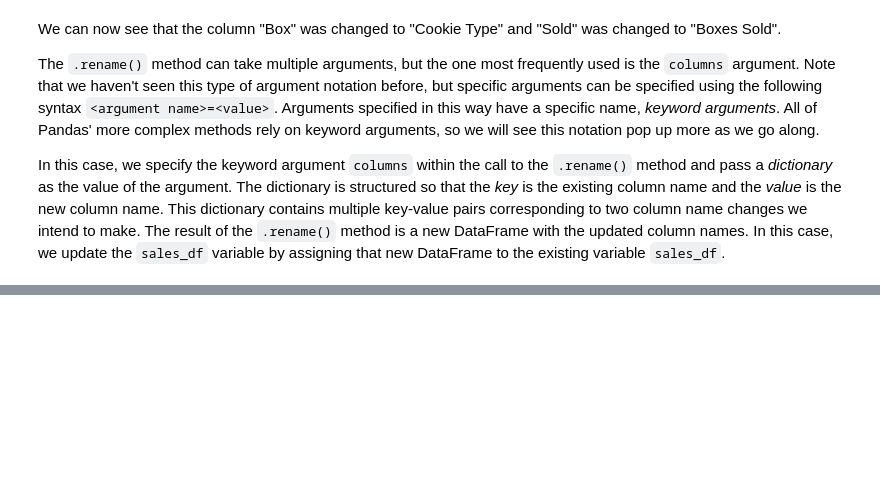
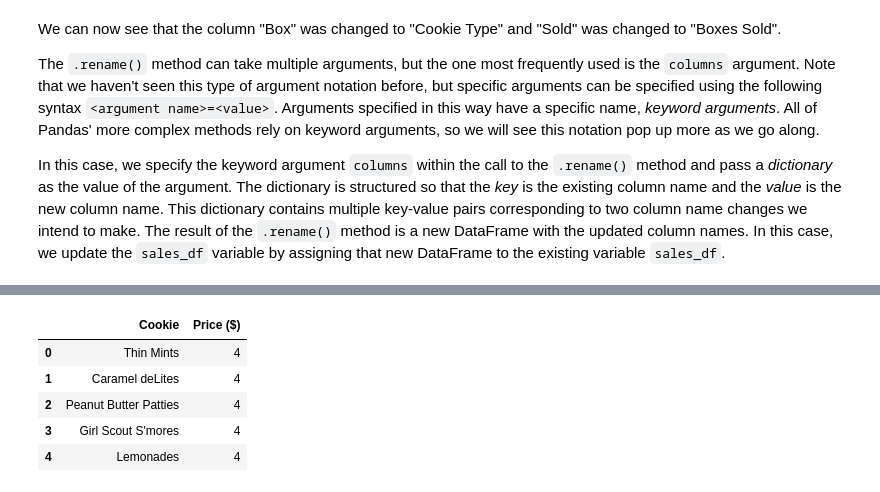
Before and after one commit to cra-international/Intro-to-Python, a Jupyter notebook: Intro to Python - II/intro_to_pandas.ipynb, the cells around one changed output, grey strips where cells are left out. Saved outputs shown, nothing was run; the diff lists cells and outputs as text; code cells hidden in the pictures; blank space fills up the shorter version.

```diff
--- a/Intro to Python - II/intro_to_pandas.ipynb
+++ b/Intro to Python - II/intro_to_pandas.ipynb
@@ -109,0 +188,10 @@ The price variabl`price_df` data has a similar column to the sales data called "
+# %%
+price_df = price_df.rename(columns={"Dollars" : "Price ($)"})
+price_df.head()
+# %% [output]
+|  | Cookie | Price ($) |
+| 0 | Thin Mints | 4 |
+| 1 | Caramel deLites | 4 |
+| 2 | Peanut Butter Patties | 4 |
+| 3 | Girl Scout S'mores | 4 |
+| 4 | Lemonades | 4 |
```
Also changed, not shown: parts of 13 cells of this notebook, 1 other file.
